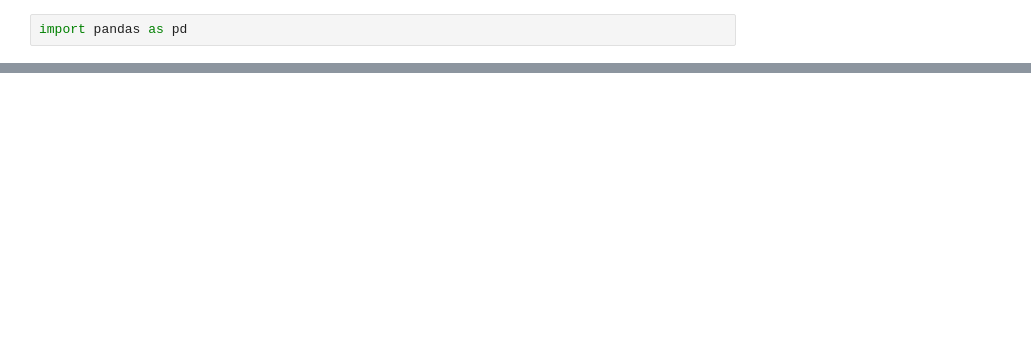
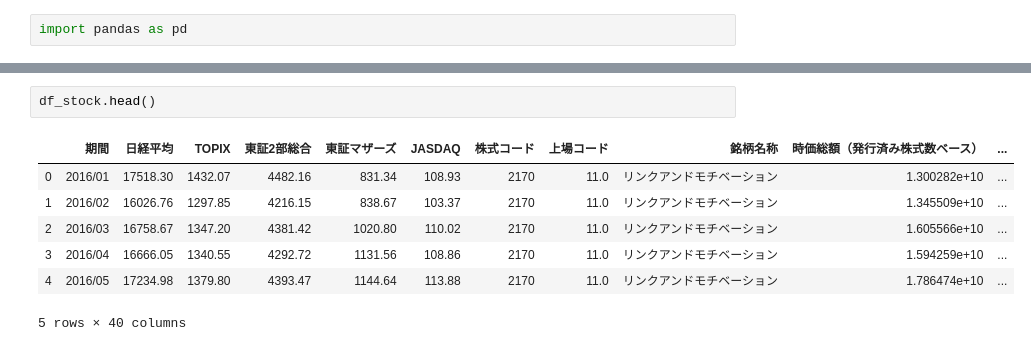
Before and after one commit to Igecchi/final_report, a Jupyter notebook: demo_analysis.ipynb, the cells around one changed output, grey strips where cells are left out. Cells and saved outputs as stored; diff of their text form; blank space fills up the shorter version.

```diff
--- a/demo_analysis.ipynb
+++ b/demo_analysis.ipynb
@@ -14,0 +17,10 @@ df_data.head()
+# %%
+df_stock.head()
+# %% [output]
+|  | 期間 | 日経平均 | TOPIX | 東証2部総合 | 東証マザーズ | JASDAQ | 株式コード | 上場コード | 銘柄名称 | 時価総額（発行済み株式数ベース） | ... |
+| 0 | 2016/01 | 17518.30 | 1432.07 | 4482.16 | 831.34 | 108.93 | 2170 | 11.0 | リンクアンドモチベーション | 1.300282e+10 | ... |
+| 1 | 2016/02 | 16026.76 | 1297.85 | 4216.15 | 838.67 | 103.37 | 2170 | 11.0 | リンクアンドモチベーション | 1.345509e+10 | ... |
+| 2 | 2016/03 | 16758.67 | 1347.20 | 4381.42 | 1020.80 | 110.02 | 2170 | 11.0 | リンクアンドモチベーション | 1.605566e+10 | ... |
+| 3 | 2016/04 | 16666.05 | 1340.55 | 4292.72 | 1131.56 | 108.86 | 2170 | 11.0 | リンクアンドモチベーション | 1.594259e+10 | ... |
+| 4 | 2016/05 | 17234.98 | 1379.80 | 4393.47 | 1144.64 | 113.88 | 2170 | 11.0 | リンクアンドモチベーション | 1.786474e+10 | ... |
+5 rows × 40 columns
```
Also changed, not shown: parts of 9 cells of this notebook, 34 other files.
